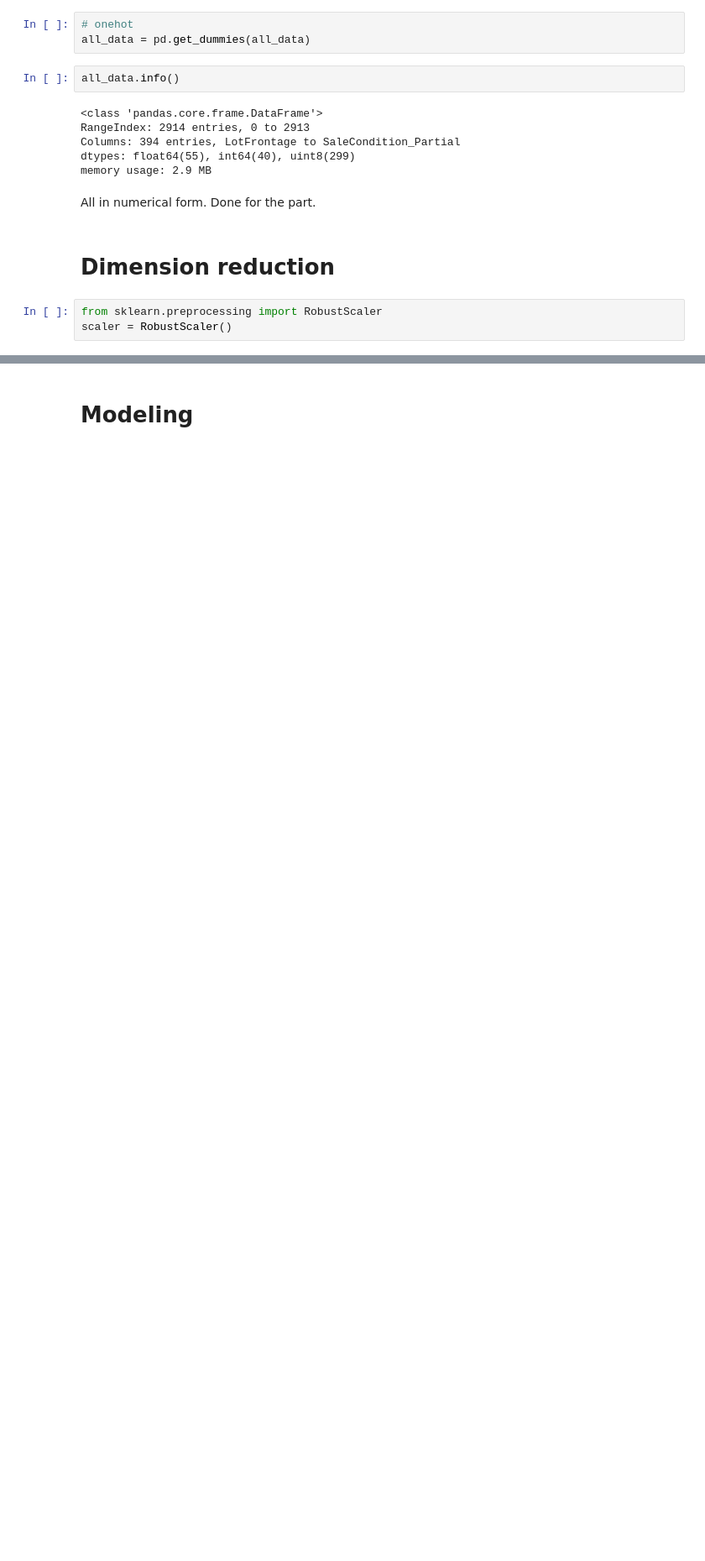
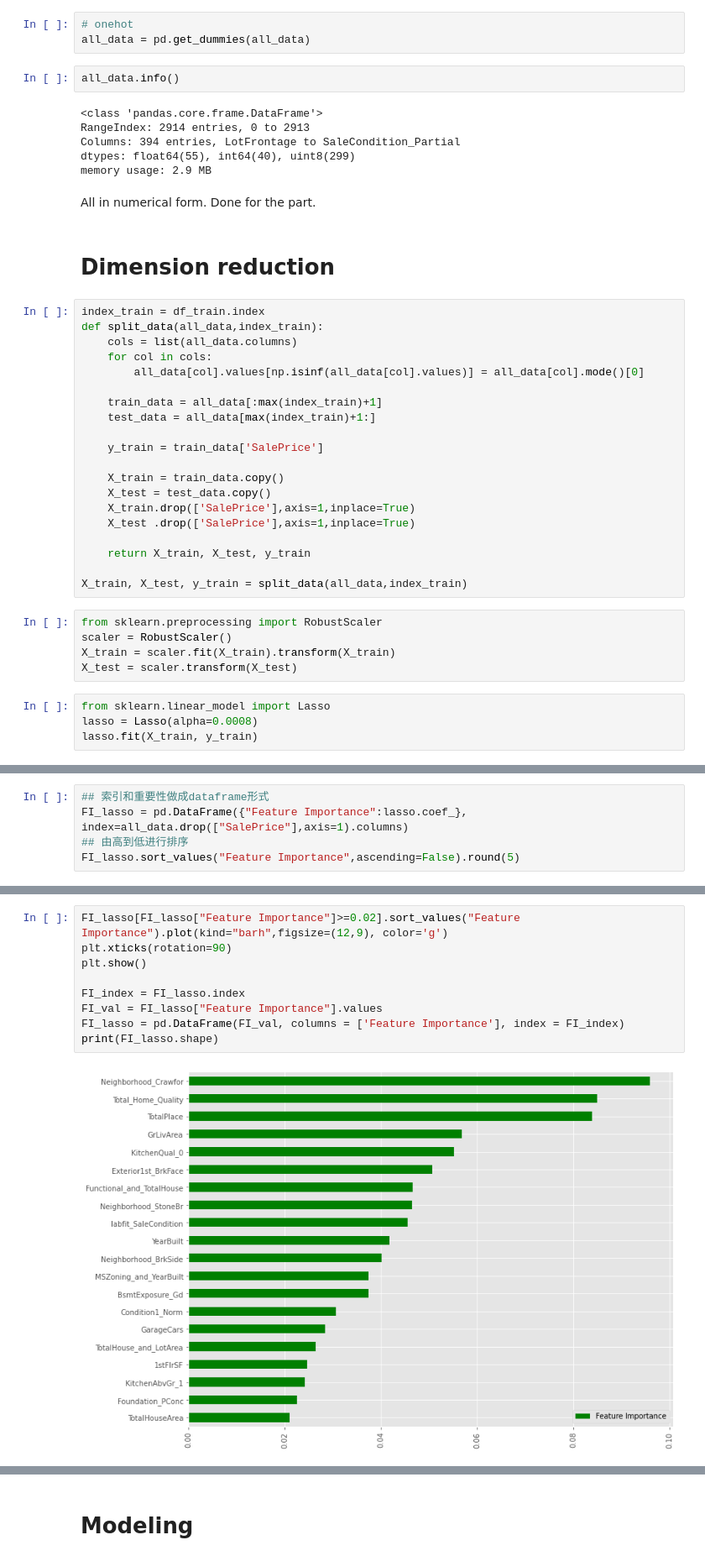
Before and after one commit to Excespo/kaggles, a Jupyter notebook: house_price/feature.ipynb, the cells around one changed output, grey strips where cells are left out. Shown at 84% size. Drawn from its saved outputs; the diff is of its cells as text; blank space fills up the shorter version.

Commit message:
Baseline HousePrice

```diff
--- a/house_price/feature.ipynb
+++ b/house_price/feature.ipynb
@@ -374,6 +374,32 @@ memory usage: 2.9 MB
 All in numerical form. Done for the part.
 # %% [markdown]
 # Dimension reduction
+# %%
+index_train = df_train.index
+def split_data(all_data,index_train):
+    cols = list(all_data.columns)
+    for col in cols:
+        all_data[col].values[np.isinf(all_data[col].values)] = all_data[col].mode()[0]
+
+    train_data = all_data[:max(index_train)+1]
+    test_data = all_data[max(index_train)+1:]
+
+    y_train = train_data['SalePrice']
+
+    X_train = train_data.copy()
+    X_test = test_data.copy()
+    X_train.drop(['SalePrice'],axis=1,inplace=True)
+    X_test .drop(['SalePrice'],axis=1,inplace=True)
+
+    return X_train, X_test, y_train
+
+X_train, X_test, y_train = split_data(all_data,index_train)
 # %%
 from sklearn.preprocessing import RobustScaler
 scaler = RobustScaler()
+X_train = scaler.fit(X_train).transform(X_train)
+X_test = scaler.transform(X_test)
+# %%
+from sklearn.linear_model import Lasso
+lasso = Lasso(alpha=0.0008)
+lasso.fit(X_train, y_train)
@@ -379,0 +412,5 @@ scaler = RobustScaler()
+# %%
+## 索引和重要性做成dataframe形式
+FI_lasso = pd.DataFrame({"Feature Importance":lasso.coef_}, index=all_data.drop(["SalePrice"],axis=1).columns)
+## 由高到低进行排序
+FI_lasso.sort_values("Feature Importance",ascending=False).round(5)
@@ -379,0 +431,11 @@ scaler = RobustScaler()
+# %%
+FI_lasso[FI_lasso["Feature Importance"]>=0.02].sort_values("Feature Importance").plot(kind="barh",figsize=(12,9), color='g')
+plt.xticks(rotation=90)
+plt.show()
+
+FI_index = FI_lasso.index
+FI_val = FI_lasso["Feature Importance"].values
+FI_lasso = pd.DataFrame(FI_val, columns = ['Feature Importance'], index = FI_index)
+print(FI_lasso.shape)
+# %% [output]
+[figure, added]
```
Also changed, not shown: parts of 44 cells of this notebook, 9 other files.
